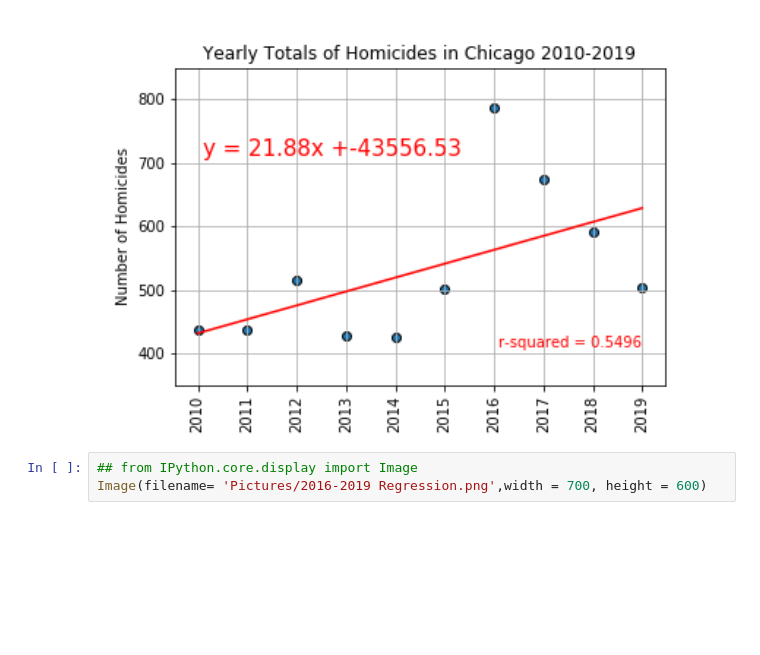
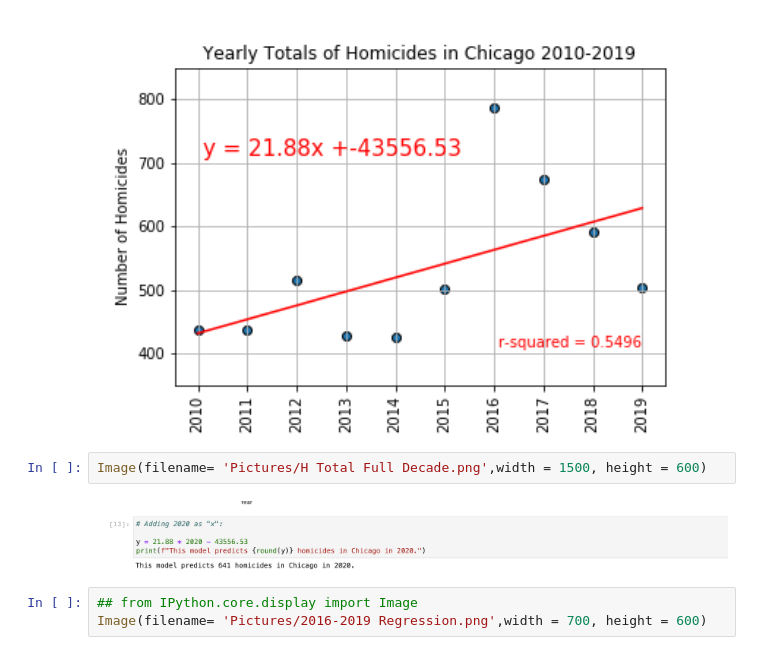
Before and after one commit to shidalgo12/Chicago_Crime, a Jupyter notebook: Data_Visualization.ipynb, the cells around one changed output. Cells and saved outputs as stored; diff of their text form; blank space fills up the shorter version.

Commit message:
updating visualization

```diff
--- a/Data_Visualization.ipynb
+++ b/Data_Visualization.ipynb
@@ -93,6 +93,10 @@ Image(filename= 'Pictures/Yearly Homicide Totals.png',width = 700, height = 600)
 Image(filename= 'Pictures/2010-2019 Regression.png',width = 700, height = 600)
 # %% [output]
 [figure]
+# %%
+Image(filename= 'Pictures/H Total Full Decade.png',width = 1500, height = 600)
+# %% [output]
+[figure, added]
 # %%
 ## from IPython.core.display import Image
 Image(filename= 'Pictures/2016-2019 Regression.png',width = 700, height = 600)
```
Also changed, not shown: parts of 1 cell of this notebook.
